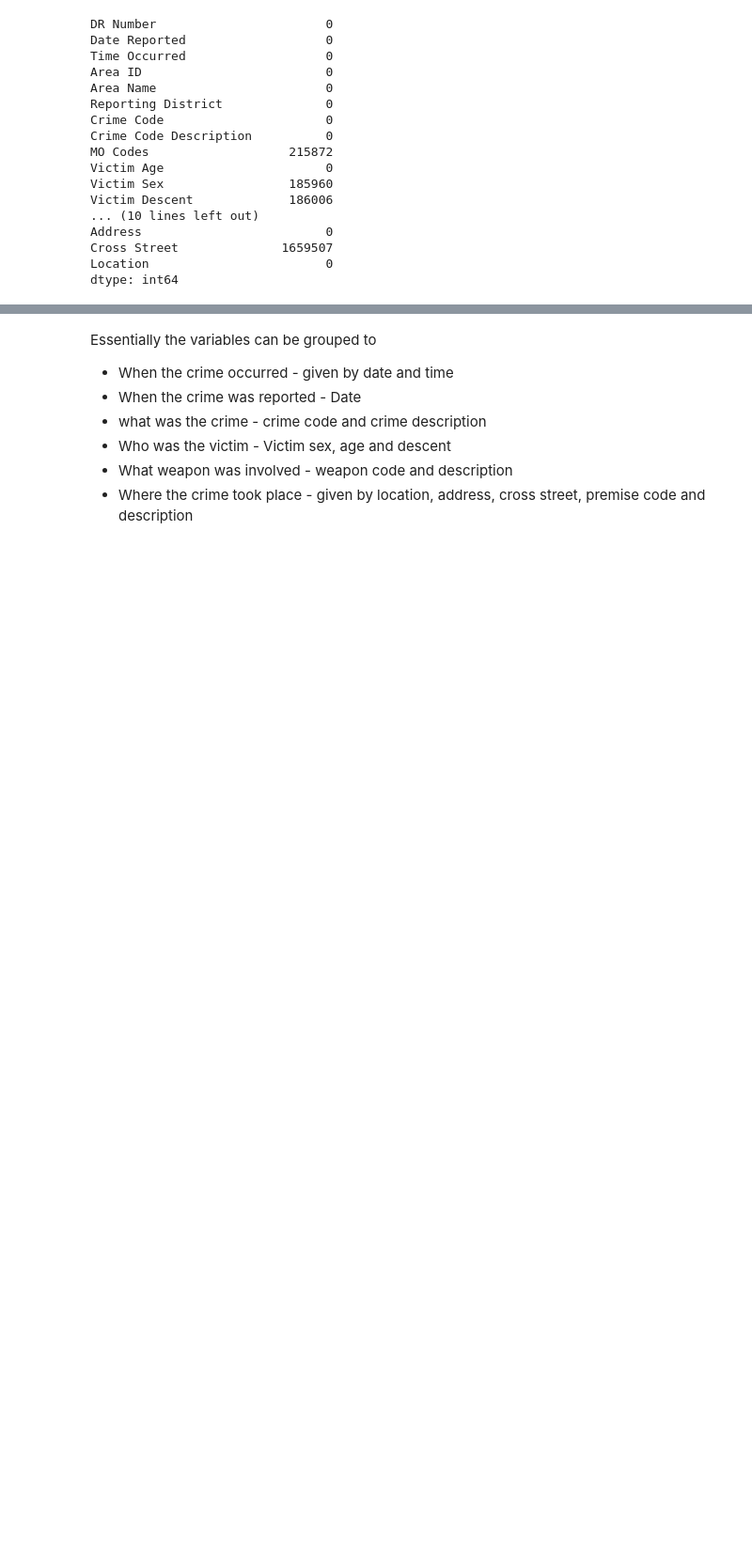
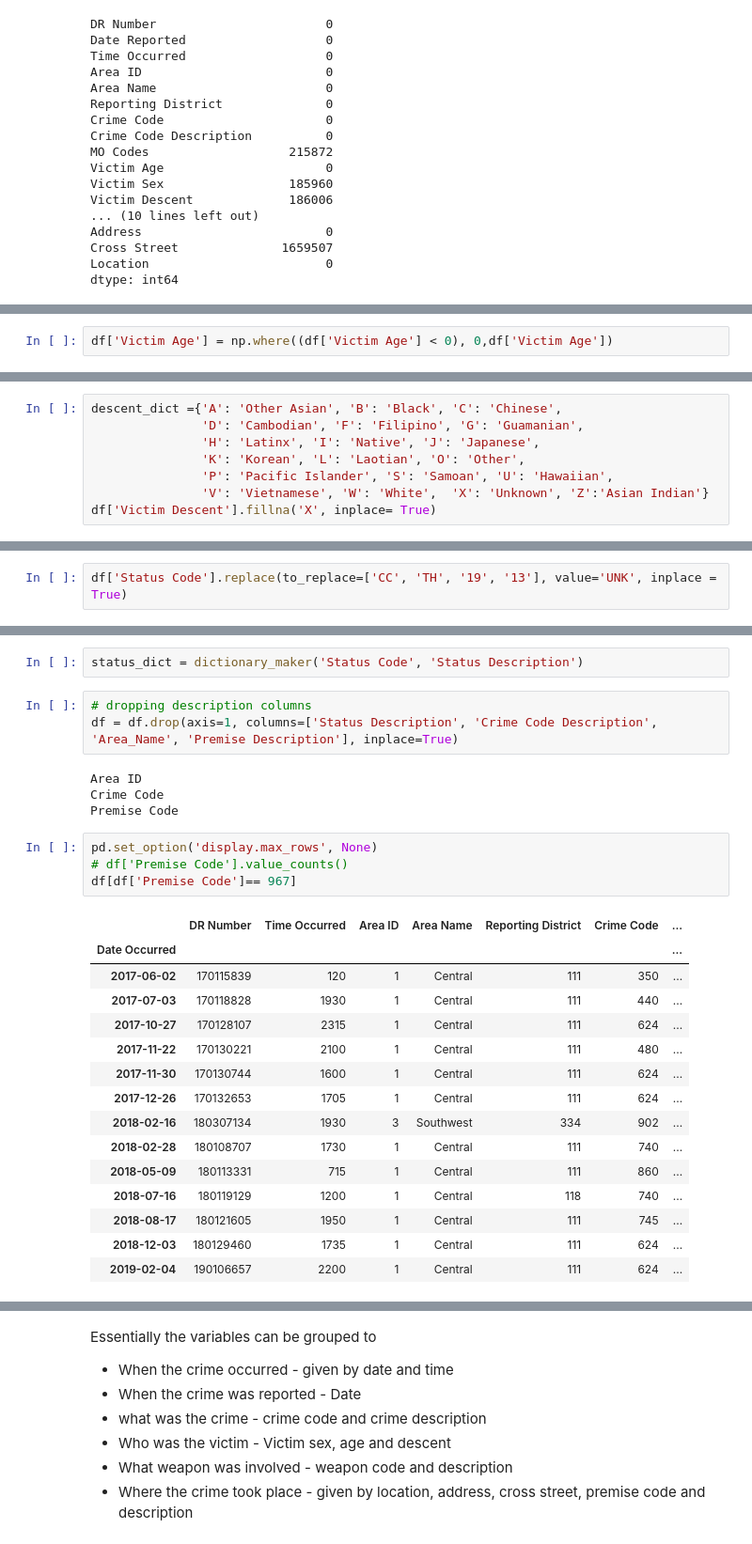
Before and after one commit to sidneykung/LA_crime_forecasting, a Jupyter notebook: eda_lhamu.ipynb, the cells around one changed output, grey strips where cells are left out. Shown at 94% size. Drawn from its saved outputs; the diff is of its cells as text; blank space fills up the shorter version.

```diff
--- a/eda_lhamu.ipynb
+++ b/eda_lhamu.ipynb
@@ -162,0 +165,2 @@ df['Date Reported'] = pd.to_datetime(df['Date Reported'], format= '%Y-%m-%d')
+# %%
+df['Victim Age'] = np.where((df['Victim Age'] < 0), 0,df['Victim Age'])
@@ -162,0 +191,8 @@ df['Date Reported'] = pd.to_datetime(df['Date Reported'], format= '%Y-%m-%d')
+# %%
+descent_dict ={'A': 'Other Asian', 'B': 'Black', 'C': 'Chinese',
+               'D': 'Cambodian', 'F': 'Filipino', 'G': 'Guamanian',
+               'H': 'Latinx', 'I': 'Native', 'J': 'Japanese',
+               'K': 'Korean', 'L': 'Laotian', 'O': 'Other',
+               'P': 'Pacific Islander', 'S': 'Samoan', 'U': 'Hawaiian',
+               'V': 'Vietnamese', 'W': 'White',  'X': 'Unknown', 'Z':'Asian Indian'}
+df['Victim Descent'].fillna('X', inplace= True)
@@ -162,0 +337,2 @@ df['Date Reported'] = pd.to_datetime(df['Date Reported'], format= '%Y-%m-%d')
+# %%
+df['Status Code'].replace(to_replace=['CC', 'TH', '19', '13'], value='UNK', inplace = True)
@@ -162,0 +349,29 @@ df['Date Reported'] = pd.to_datetime(df['Date Reported'], format= '%Y-%m-%d')
+# %%
+status_dict = dictionary_maker('Status Code', 'Status Description')
+# %%
+# dropping description columns
+df = df.drop(axis=1, columns=['Status Description', 'Crime Code Description', 'Area_Name', 'Premise Description'], inplace=True)
+# %% [output]
+Area ID
+Crime Code
+Premise Code
+# %%
+pd.set_option('display.max_rows', None)
+# df['Premise Code'].value_counts()
+df[df['Premise Code']== 967]
+# %% [output]
+|  | DR Number | Time Occurred | Area ID | Area Name | Reporting District | Crime Code | ... |
+| Date Occurred |  |  |  |  |  |  | ... |
+| 2017-06-02 | 170115839 | 120 | 1 | Central | 111 | 350 | ... |
+| 2017-07-03 | 170118828 | 1930 | 1 | Central | 111 | 440 | ... |
+| 2017-10-27 | 170128107 | 2315 | 1 | Central | 111 | 624 | ... |
+| 2017-11-22 | 170130221 | 2100 | 1 | Central | 111 | 480 | ... |
+| 2017-11-30 | 170130744 | 1600 | 1 | Central | 111 | 624 | ... |
+| 2017-12-26 | 170132653 | 1705 | 1 | Central | 111 | 624 | ... |
+| 2018-02-16 | 180307134 | 1930 | 3 | Southwest | 334 | 902 | ... |
+| 2018-02-28 | 180108707 | 1730 | 1 | Central | 111 | 740 | ... |
+| 2018-05-09 | 180113331 | 715 | 1 | Central | 111 | 860 | ... |
+| 2018-07-16 | 180119129 | 1200 | 1 | Central | 118 | 740 | ... |
+| 2018-08-17 | 180121605 | 1950 | 1 | Central | 111 | 745 | ... |
+| 2018-12-03 | 180129460 | 1735 | 1 | Central | 111 | 624 | ... |
+| 2019-02-04 | 190106657 | 2200 | 1 | Central | 111 | 624 | ... |
```
Also changed, not shown: parts of 34 cells of this notebook.
